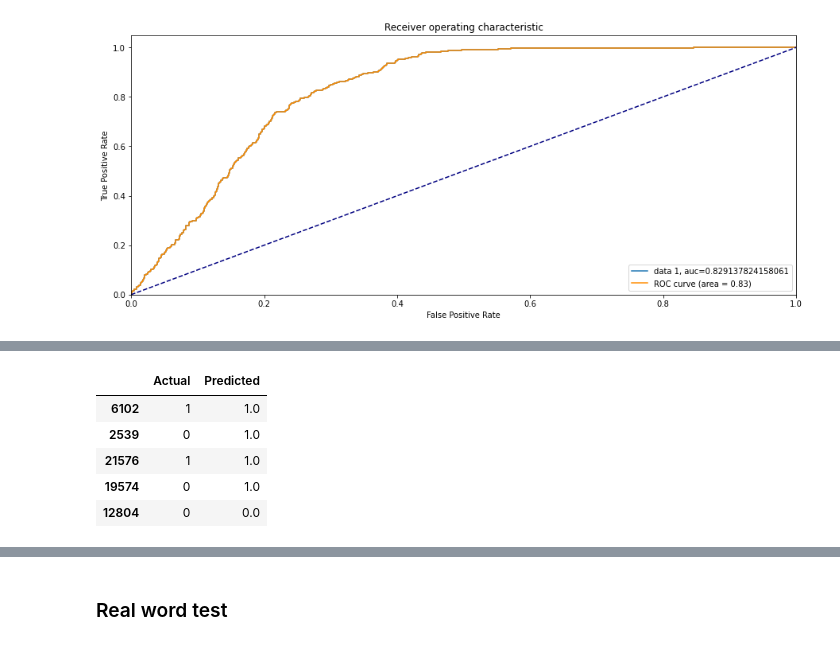
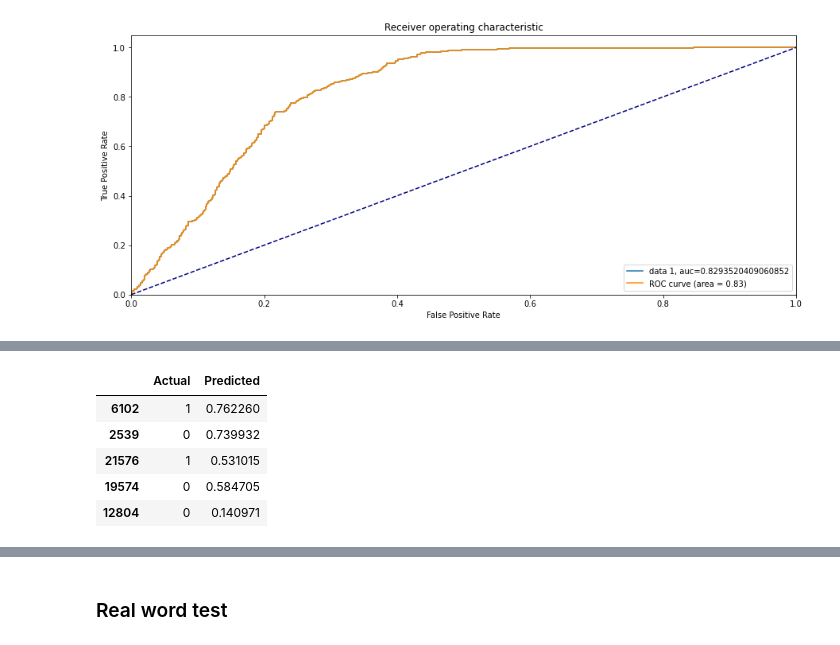
Before and after one commit to BehroozGharleghi/Health-insurance-sales-prediction, a Jupyter notebook: Health_insurance_sales_prediction.ipynb, the cells around one changed output, grey strips where cells are left out. Cells and saved outputs as stored; diff of their text form; code cells hidden in the pictures.

Commit message:
prediction real world

```diff
--- a/Health_insurance_sales_prediction.ipynb
+++ b/Health_insurance_sales_prediction.ipynb
@@ -18,6 +18,6 @@ import seaborn as sns
 import matplotlib.pyplot as plt
 import re
 # %%
-# lets import and explore the dataset:
-#insuranc = pd.read_csv('insurance_data.csv')
-#insuranc.head()
+# to read the data:
+insurance = pd.read_csv('insurance_data.csv')
+insurance.head()
@@ -28,4 +30,0 @@ import re
-# %%
-# to read the data:
-insurance = pd.read_csv('insurance_data1.csv')
-insurance.head()
@@ -285,8 +238,0 @@ I applied the Logistic Regression to the StandardScaled data, but the result did
-# %%
-y=insurance_3['Response']
-
-X=insurance_3[['Age','Annual_Premium','Vintage',
-               'Gender','Driving_License', 'Previously_Insured',
-               'Vehicle_Damage', 'VA_1_2_year','VA_below_1_year']]
-
-X_train_fs, X_test_fs, y_train_fs, y_test_fs = train_test_split(X, y, test_size=0.3, random_state=100)
@@ -889,12 +599,13 @@ plt.show()
 # %%
-y_pred=model.predict(X_test)
+# using LogisticRegression in Statsmodel provide us with the probability of each customer to take up insurance:
+y_pred=model_u.predict(X_test)
 
 df=pd.DataFrame({'Actual':y_test, 'Predicted':y_pred})
 df.head()
 # %% [output]
 |  | Actual | Predicted |
-| 6102 | 1 | 1.0 |
-| 2539 | 0 | 1.0 |
-| 21576 | 1 | 1.0 |
-| 19574 | 0 | 1.0 |
-| 12804 | 0 | 0.0 |
+| 6102 | 1 | 0.762260 |
+| 2539 | 0 | 0.739932 |
+| 21576 | 1 | 0.531015 |
+| 19574 | 0 | 0.584705 |
+| 12804 | 0 | 0.140971 |
```
Also changed, not shown: parts of 108 cells of this notebook, 8 other files.
